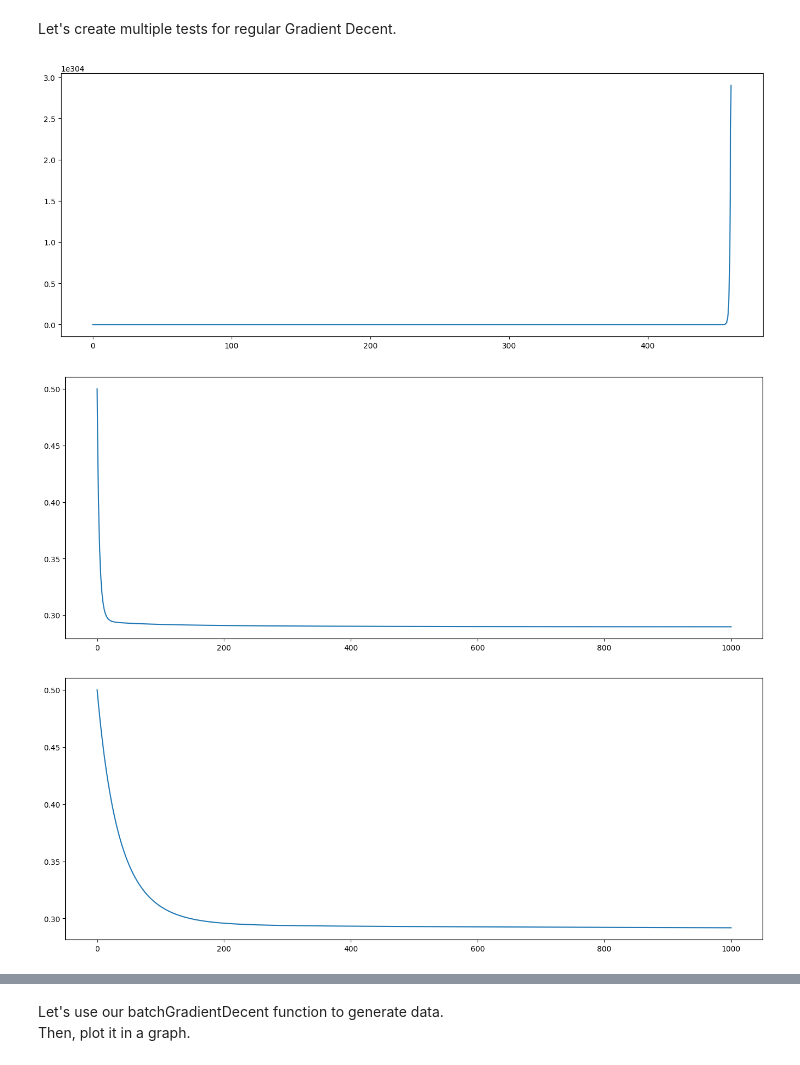
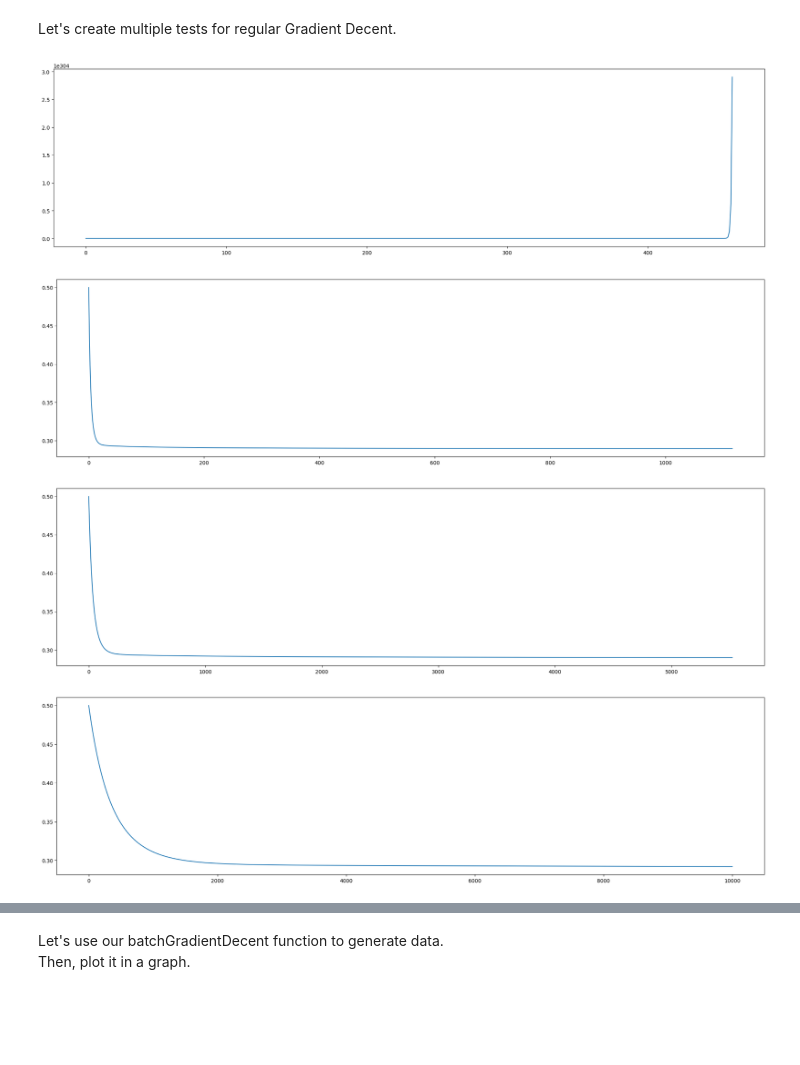
Before and after one commit to GilYairYamin/Azrieli_ML-intro-final-proj, a Jupyter notebook: FinalEX.ipynb, the cells around one changed output, grey strips where cells are left out. Cells and saved outputs as stored; diff of their text form; code cells hidden in the pictures; blank space fills up the shorter version.

```diff
--- a/FinalEX.ipynb
+++ b/FinalEX.ipynb
@@ -40,9 +37,11 @@ normalized_data, ExpectedArr, DeviationArr = normalize(raw_data)
 # %% [markdown]
 Now we'll create the matrix X, and vector y
 # %%
-ones = np.ones((len(normalized_data), 1), dtype=np.longdouble)
+normalized_data, expected, deviation = normalize(raw_data)
 
+ones = np.ones((len(normalized_data), 1), dtype=np.float64)
 X = np.concatenate((ones, normalized_data[:, :-1]), axis=1, dtype=np.float64)
+
 y = normalized_data[:, -1]
 # %% [markdown]
 Let's define a function that recieves the vector $\Theta$ and a vector $x$, and returns the result of $h_\Theta(x)$\
@@ -67,7 +66,12 @@ $$||\Theta^{(k + 1)} - \Theta^{(k)}|| < \epsilon$$
 $$||J(\Theta^{(k + 1)}) - J(\Theta^{(k)}))|| < \delta $$
 $$k + 1 < M $$
 # %%
-def GradientDecent(X, y, alpha, epsilon, delta, M):
+D_E = 0.000001
+D_M = 10000
+
+
+def GradientDecent(X, y, alpha, M=D_M, epsilon=D_E, delta=D_E):
+
     theta = [np.zeros((len(X[0])))]
     J = [calculateJ(theta[0], X, y)]
 
@@ -139,35 +143,42 @@ Here I write a function that will generate the matplotlib figure in order to dra
 def createGraphFromData(data):
     df = pd.DataFrame([data], index=["data"]).transpose()
     fig = plt.figure()
-    ax1 = fig.add_axes([0, 0, 2, 1])
+    ax1 = fig.add_axes([0, 0, 3, 1])
     ax1.plot(df["data"])
 
     return fig
 # %% [markdown]
 Let's defube our $M$, $\epsilon$, $\delta$, and all $\alpha$ values here.
 # %%
-epsilon = 0.000000001
+epsilon = 0.0000001
 delta = epsilon
 M = 10000
 alpha = 0.1
 # %% [markdown]
 Let's create multiple tests for regular Gradient Decent.
 # %%
-theta, J = GradientDecent(X, y, alpha=1, epsilon=epsilon, delta=delta, M=1000)
+theta, J = GradientDecent(X, y, alpha=1, epsilon=epsilon, delta=delta, M=M)
 fig = createGraphFromData(J)
 fig.show()
 # %% [output]
-[figure, old version]
+[figure, new version]
 # %%
-theta, J = GradientDecent(X, y, alpha=0.1, epsilon=epsilon, delta=delta, M=1000)
+theta, J = GradientDecent(X, y, alpha=0.1, epsilon=epsilon, delta=delta, M=M)
 fig = createGraphFromData(J)
 fig.show()
 # %% [output]
-[figure, old version]
+[figure, new version]
+# %%
+theta, J = GradientDecent(X, y, alpha=0.01, epsilon=epsilon, delta=delta, M=M)
+fig = createGraphFromData(J)
+fig.show()
+accurate_theta = theta[-1]
+# %% [output]
+[figure, added]
 # %%
-theta, J = GradientDecent(X, y, alpha=0.01, epsilon=epsilon, delta=delta, M=1000)
+theta, J = GradientDecent(X, y, alpha=0.001, epsilon=epsilon, delta=delta, M=M)
 fig = createGraphFromData(J)
 fig.show()
 # %% [output]
-[figure, old version]
+[figure, new version]
 # %%
```
Also changed, not shown: parts of 13 cells of this notebook.
